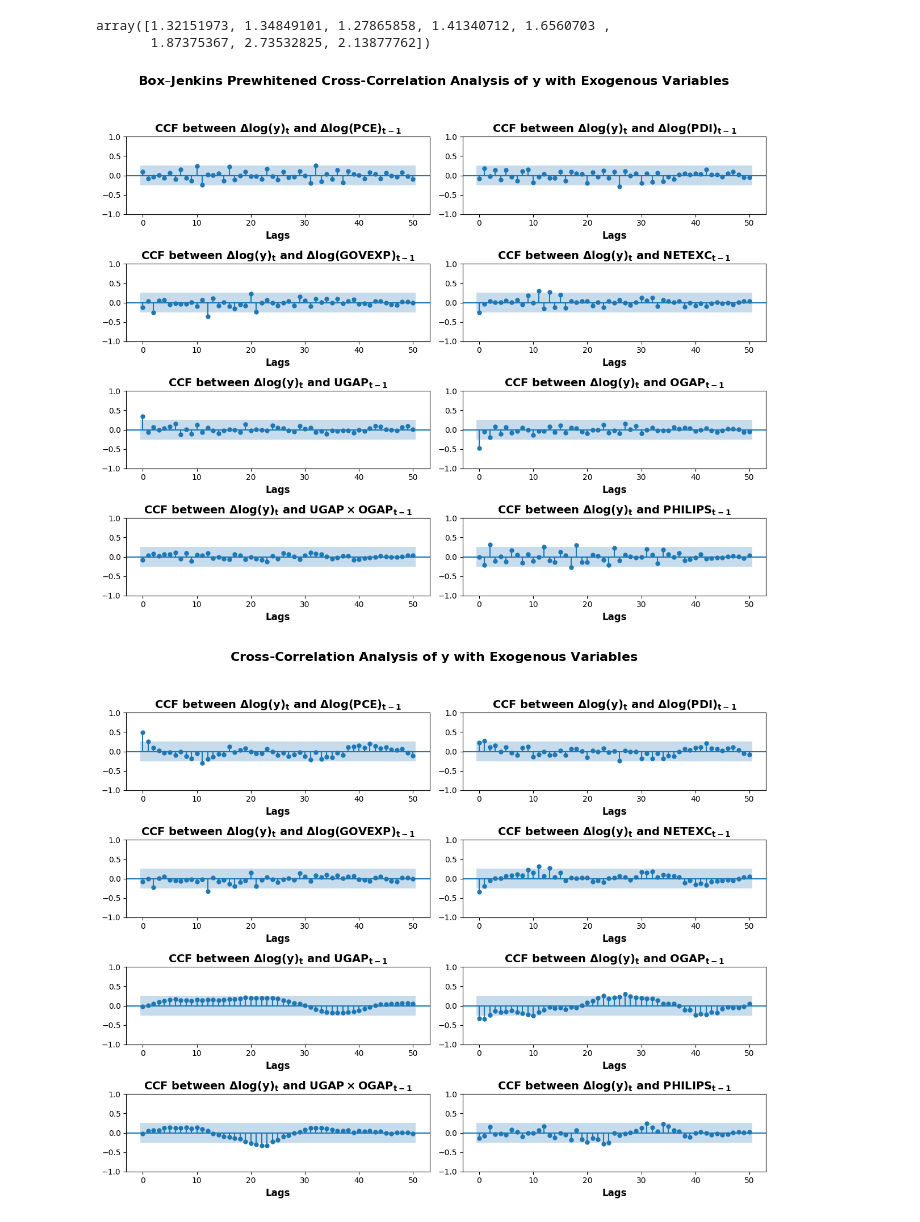
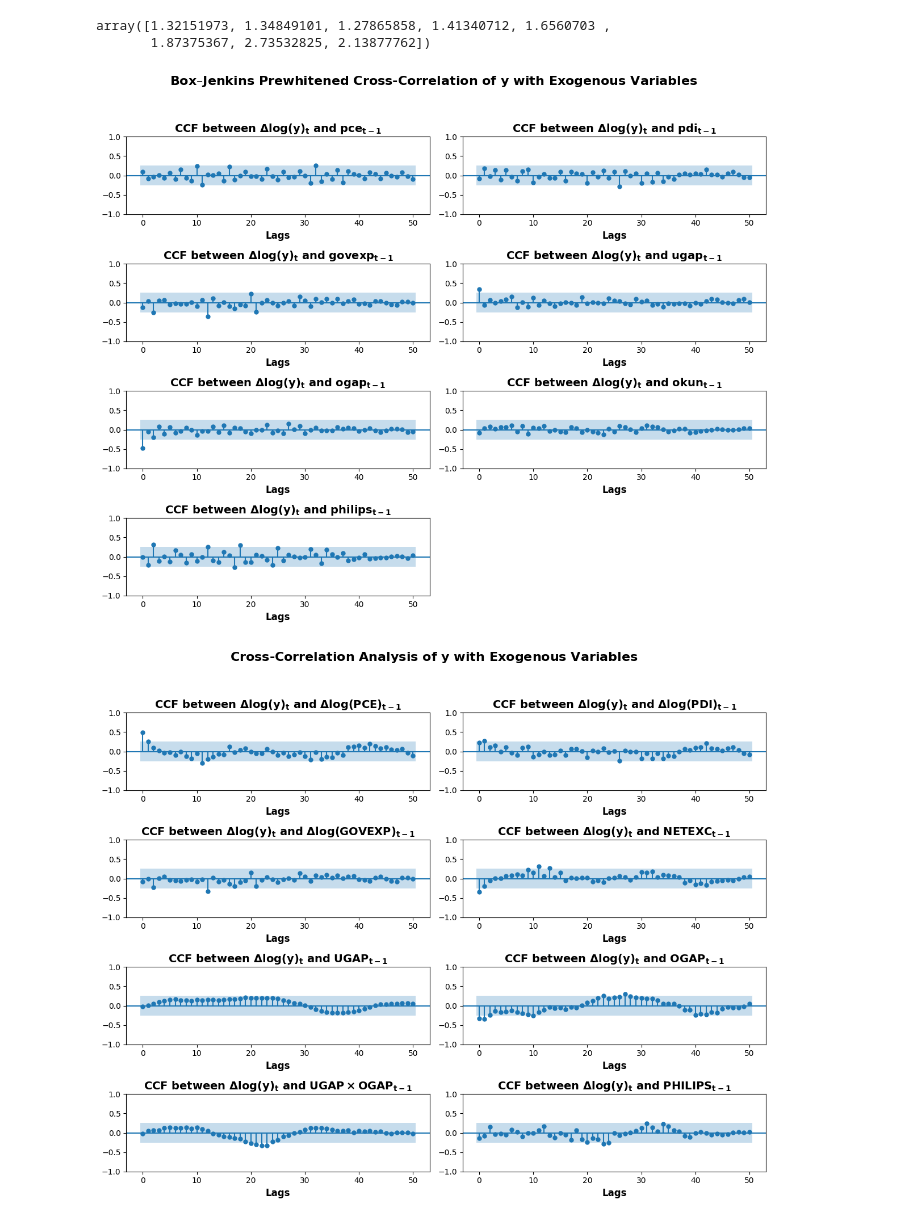
Before and after one commit to GongJr0/Econometrics2025-Project, a Jupyter notebook: main.ipynb, the cells around one changed output. Cells and saved outputs as stored; diff of their text form; code cells hidden in the pictures.

```diff
--- a/main.ipynb
+++ b/main.ipynb
@@ -185,6 +185,11 @@ philips_target = y[1:] - philips_ar * y[:-1]
 # %%
 fig, ax = plt.subplots(4, 2, figsize=(12, 10))
 ax = ax.flatten()
+while len(ax) > 7:
+    fig.delaxes(ax[-1])
+    ax = ax[:-1]
+
+
 # plot_ccf(cpi_target, cpi_resid, ax=ax[0], lags=50)
 # ax[0].set_title(r"CCF between $\mathbf{\Delta log(y)_t}$ and $\mathbf{\Delta log(CPI)_{t-1}}$", fontsize=14, weight='bold')
 # ax[0].set_xlabel(r"Lags", fontsize=12, weight='bold')
@@ -195,55 +200,51 @@ ax = ax.flatten()
 # ax[1].set_xlabel(r"Lags", fontsize=12, weight='bold')
 # ax[1].set_ylabel(r"$\mathbf{CCF(\Delta log(y)_t, \Delta log(u)_{t-1})}$", fontsize=12, weight='bold')
 
 # plt.suptitle(r"Cross-Correlation Analysis of $\mathbf{y}$ with Exogenous Variables", fontsize=16, weight='bold')
 # plt.tight_layout(rect=[0, 0, 1, 0.95])
 
 plot_ccf(pce_target, pce_resid, ax=ax[0], lags=50)
-ax[0].set_title(r"CCF between $\mathbf{\Delta log(y)_t}$ and $\mathbf{\Delta log(PCE)_{t-1}}$", fontsize=14, weight='bold')
+ax[0].set_title(r"CCF between $\mathbf{\Delta log(y)_t}$ and $\mathbf{pce_{t-1}}$", fontsize=14, weight='bold')
 ax[0].set_xlabel(r"Lags", fontsize=12, weight='bold')
 # ax[0].set_ylabel(r"$\mathbf{CCF(\Delta log(y)_t, \Delta log(PCE)_{t-1})}$", fontsize=12, weight='bold')
 
 plot_ccf(pdi_target, pdi_resid, ax=ax[1], lags=50)
-ax[1].set_title(r"CCF between $\mathbf{\Delta log(y)_t}$ and $\mathbf{\Delta log(PDI)_{t-1}}$", fontsize=14, weight='bold')
+ax[1].set_title(r"CCF between $\mathbf{\Delta log(y)_t}$ and $\mathbf{pdi_{t-1}}$", fontsize=14, weight='bold')
 ax[1].set_xlabel(r"Lags", fontsize=12, weight='bold')
 # ax[1].set_ylabel(r"$\mathbf{CCF(\Delta log(y)_t, \Delta log(PDI)_{t-1})}$", fontsize=12, weight='bold')
 
 plot_ccf(govexp_target, govexp_resid, ax=ax[2], lags=50)
-ax[2].set_title(r"CCF between $\mathbf{\Delta log(y)_t}$ and $\mathbf{\Delta log(GOVEXP)_{t-1}}$", fontsize=14, weight='bold')
+ax[2].set_title(r"CCF between $\mathbf{\Delta log(y)_t}$ and $\mathbf{govexp_{t-1}}$", fontsize=14, weight='bold')
 ax[2].set_xlabel(r"Lags", fontsize=12, weight='bold')
 # ax[2].set_ylabel(r"$\mathbf{CCF(\Delta log(y)_t, \Delta log(GOVEXP)_{t-1})}$", fontsize=12, weight='bold')
 
-plot_ccf(netexp_target, netexp_resid, ax=ax[3], lags=50)
-ax[3].set_title(r"CCF between $\mathbf{\Delta log(y)_t}$ and $\mathbf{NETEXC_{t-1}}$", fontsize=14, weight='bold')
+
+plot_ccf(ugap_target, ugap_resid, ax=ax[3], lags=50)
+ax[3].set_title(r"CCF between $\mathbf{\Delta log(y)_t}$ and $\mathbf{ugap_{t-1}}$", fontsize=14, weight='bold')
 ax[3].set_xlabel(r"Lags", fontsize=12, weight='bold')
-# ax[3].set_ylabel(r"$\mathbf{CCF(\Delta log(y)_t, NETEXC_{t-1})}$", fontsize=12, weight='bold')
-
-plot_ccf(ugap_target, ugap_resid, ax=ax[4], lags=50)
-ax[4].set_title(r"CCF between $\mathbf{\Delta log(y)_t}$ and $\mathbf{UGAP_{t-1}}$", fontsize=14, weight='bold')
-ax[4].set_xlabel(r"Lags", fontsize=12, weight='bold')
 # ax[4].set_ylabel(r"$\mathbf{CCF(\Delta log(y)_t, UGAP_{t-1})}$", fontsize=12, weight='bold')
 
-plot_ccf(ogap_target, ogap_resid, ax=ax[5], lags=50)
-ax[5].set_title(r"CCF between $\mathbf{\Delta log(y)_t}$ and $\mathbf{OGAP_{t-1}}$", fontsize=14, weight='bold')
-ax[5].set_xlabel(r"Lags", fontsize=12, weight='bold')
+plot_ccf(ogap_target, ogap_resid, ax=ax[4], lags=50)
+ax[4].set_title(r"CCF between $\mathbf{\Delta log(y)_t}$ and $\mathbf{ogap_{t-1}}$", fontsize=14, weight='bold')
+ax[4].set_xlabel(r"Lags", fontsize=12, weight='bold')
 # ax[5].set_ylabel(r"$\mathbf{CCF(\Delta log(y)_t, OGAP_{t-1})}$", fontsize=12, weight='bold')
 
-plot_ccf(okun_target, okun_resid, ax=ax[6], lags=50)
-ax[6].set_title(r"CCF between $\mathbf{\Delta log(y)_t}$ and $\mathbf{UGAP \times OGAP_{t-1}}$", fontsize=14, weight='bold')
-ax[6].set_xlabel(r"Lags", fontsize=12, weight='bold')
+plot_ccf(okun_target, okun_resid, ax=ax[5], lags=50)
+ax[5].set_title(r"CCF between $\mathbf{\Delta log(y)_t}$ and $\mathbf{okun_{t-1}}$", fontsize=14, weight='bold')
+ax[5].set_xlabel(r"Lags", fontsize=12, weight='bold')
 # ax[6].set_ylabel(r"$\mathbf{CCF(\Delta log(y)_t, UGAP \times OGAP_{t-1})}$", fontsize=12, weight='bold')
 
-plot_ccf(philips_target, philips_resid, ax=ax[7], lags=50)
-ax[7].set_title(r"CCF between $\mathbf{\Delta log(y)_t}$ and $\mathbf{PHILIPS_{t-1}}$", fontsize=14, weight='bold')
-ax[7].set_xlabel(r"Lags", fontsize=12, weight='bold')
+plot_ccf(philips_target, philips_resid, ax=ax[6], lags=50)
+ax[6].set_title(r"CCF between $\mathbf{\Delta log(y)_t}$ and $\mathbf{philips_{t-1}}$", fontsize=14, weight='bold')
+ax[6].set_xlabel(r"Lags", fontsize=12, weight='bold')
 # ax[7].set_ylabel(r"$\mathbf{CCF(\Delta log(y)_t, PHILIPS_{t-1})}$", fontsize=12, weight='bold')
 
-plt.suptitle(r"Box–Jenkins Prewhitened Cross-Correlation Analysis of $\mathbf{y}$ with Exogenous Variables", fontsize=16, weight='bold')
+plt.suptitle(r"Box–Jenkins Prewhitened Cross-Correlation of $\mathbf{y}$ with Exogenous Variables", fontsize=16, weight='bold')
 plt.tight_layout(rect=[0, 0, 1, 0.95])
-# plt.savefig('./paper/fig/ccf.png', dpi=300)
+# plt.savefig('./paper2/fig/ccf.png', dpi=300)
 plt.show()
 # %% [output]
-[figure, old version]
+[figure, new version]
 # %%
 varnames = [
     r"\mathbf{\Delta log(PCE)_{t-1}}",
```
Also changed, not shown: parts of 2 cells of this notebook, 23 other files.
